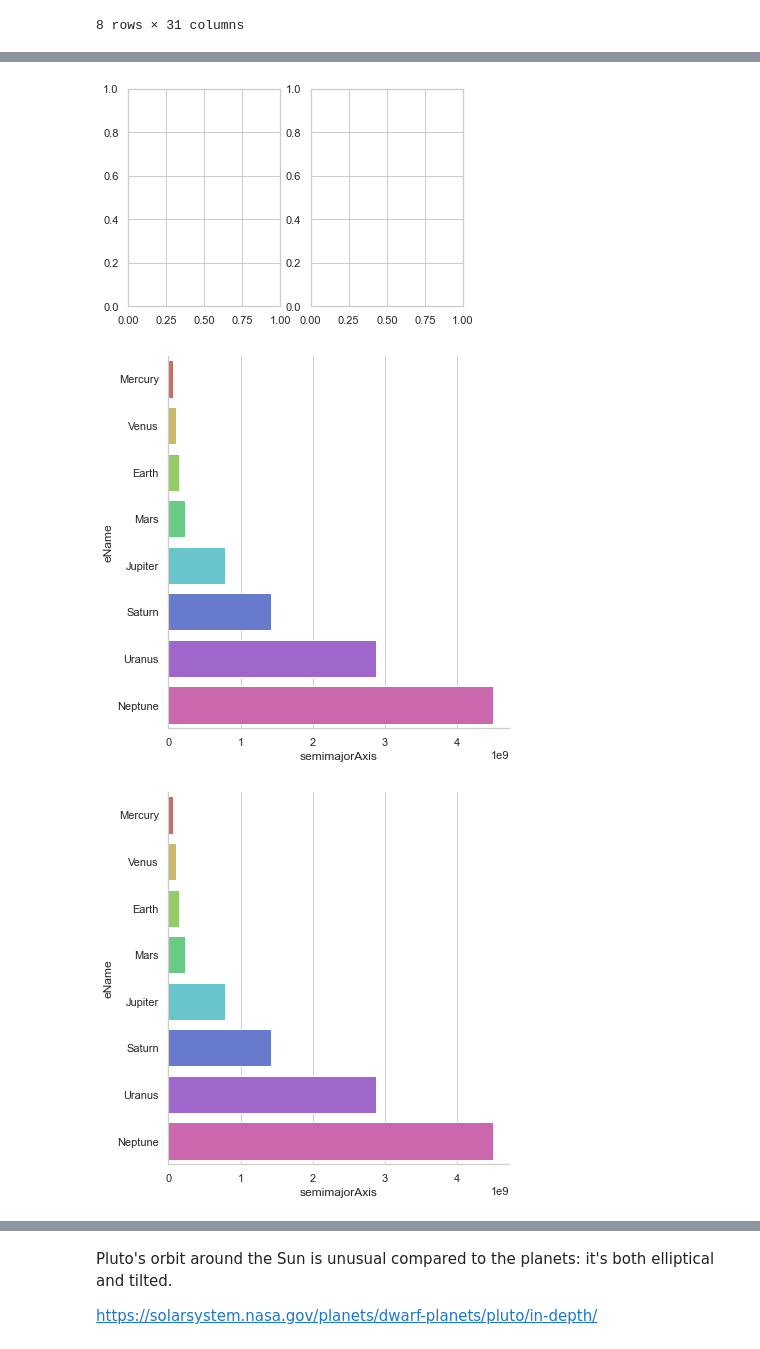
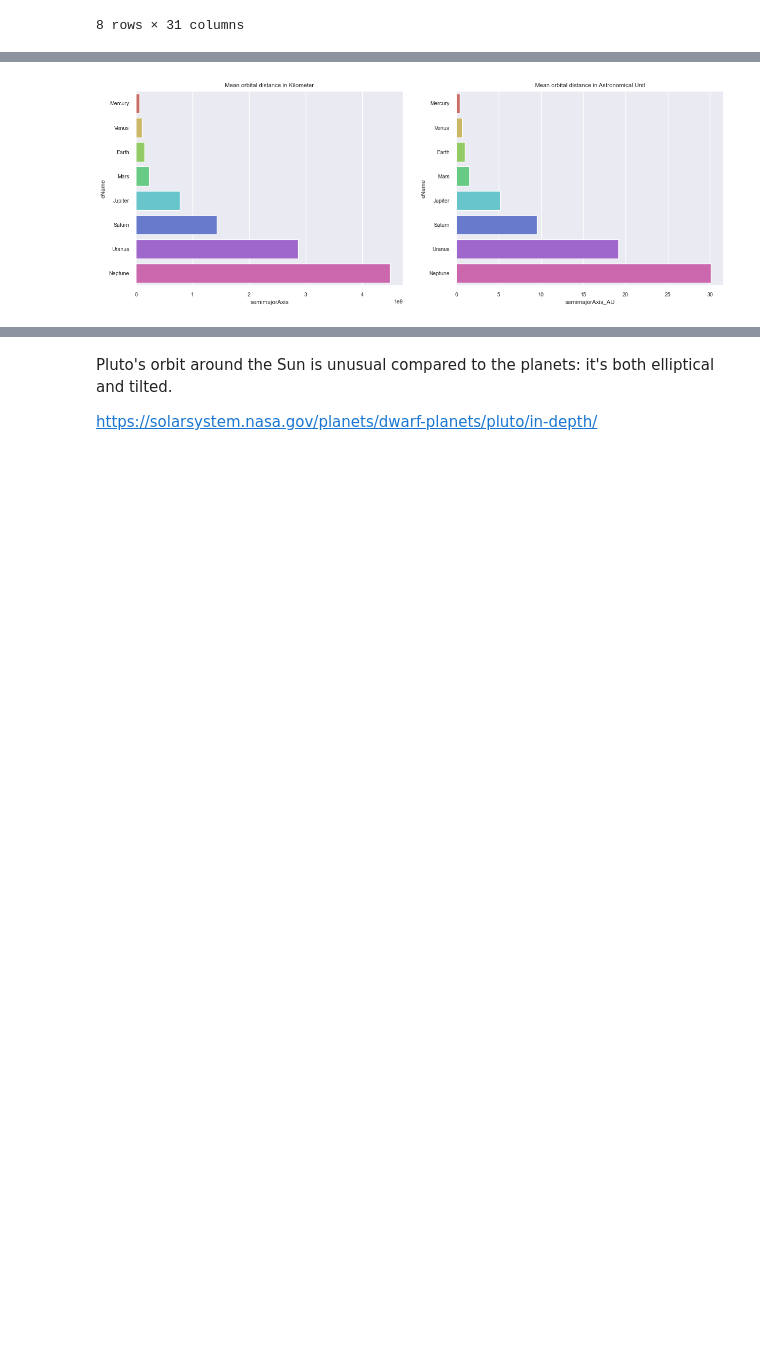
Before and after one commit to GuadaHub/SolarSystem, a Jupyter notebook: EDA.ipynb, the cells around one changed output, grey strips where cells are left out. Cells and saved outputs as stored; diff of their text form; code cells hidden in the pictures; blank space fills up the shorter version.

```diff
--- a/EDA.ipynb
+++ b/EDA.ipynb
@@ -6,6 +6,8 @@ import pandas as pd
 import seaborn as sns
 import matplotlib.pyplot as plt
 import plotly.express as px
+
+sns.set(font_scale = 0.7)
 # %%
 data = pd.read_csv('sol_data.csv')
 data.head()
@@ -86,10 +72,11 @@ au
 # %%
-fig, axes = plt.subplots(1, 2)
-sns.catplot(data=planets, x='semimajorAxis', y='eName', kind="bar", ci="sd", palette="hls", height=6, ax=axes[0])
-sns.catplot(data=au, x='semimajorAxis', y='eName', kind="bar", ci="sd",palette="hls", height=6, ax=axes[1])
+fig, ax = plt.subplots (1, 2, figsize=(15, 5))
 
-axes[1]=plt.show()
+ax[0].set_title('Mean orbital distance in Kilometer')
+sns.barplot(data=planets, x='semimajorAxis', y='eName', ci="sd", palette="hls", ax = ax[0])
+
+ax[1].set_title('Mean orbital distance in Astronomical Unit')
+sns.barplot(data=planets, x='semimajorAxis_AU', y='eName', ci="sd",palette="hls", ax = ax[1])
+plt.show()
 # %% [output]
-[figure, old version]
+[figure, new version]
-[figure, removed]
-[figure, removed]
```
Also changed, not shown: parts of 17 cells of this notebook, 2 other files.
